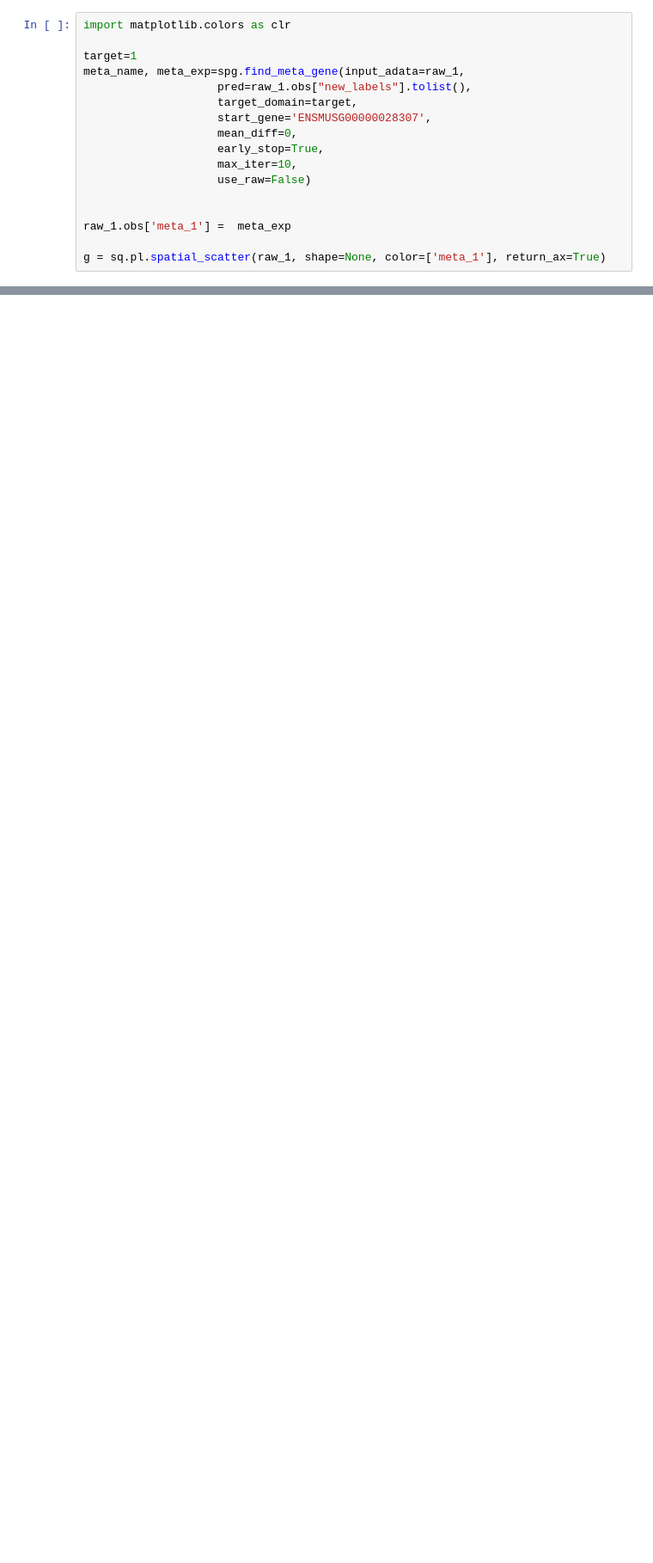
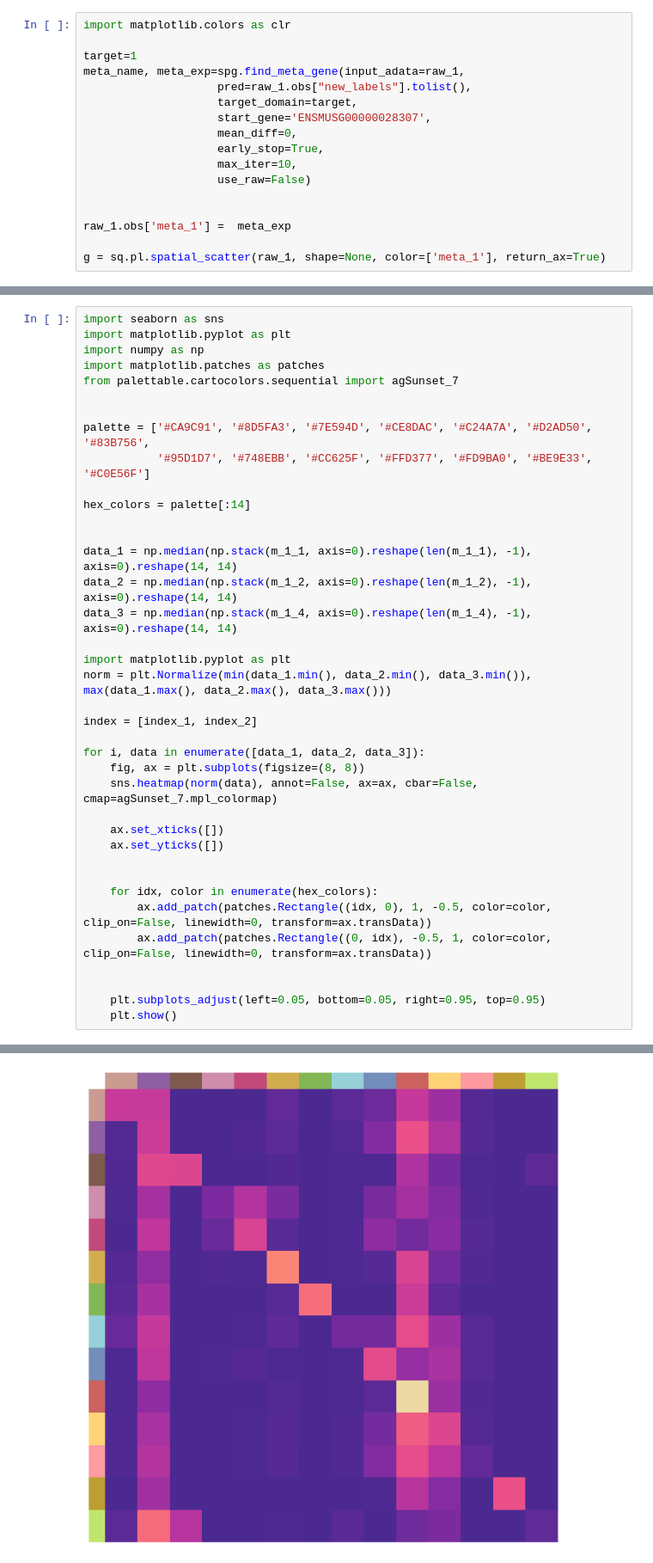
Before and after one commit to C0nc/TAICHI, a Jupyter notebook: Tutorial_real_data.ipynb, the cells around one changed output, grey strips where cells are left out. Shown at 86% size. Cells and saved outputs as stored; diff of their text form; blank space fills up the shorter version.

```diff
--- a/Tutorial_real_data.ipynb
+++ b/Tutorial_real_data.ipynb
@@ -268,0 +1259,39 @@ g = sq.pl.spatial_scatter(raw_1, shape=None, color=['meta_1'], return_ax=True)
+# %%
+import seaborn as sns
+import matplotlib.pyplot as plt
+import numpy as np
+import matplotlib.patches as patches
+from palettable.cartocolors.sequential import agSunset_7
+
+
+palette = ['#CA9C91', '#8D5FA3', '#7E594D', '#CE8DAC', '#C24A7A', '#D2AD50', '#83B756',
+           '#95D1D7', '#748EBB', '#CC625F', '#FFD377', '#FD9BA0', '#BE9E33', '#C0E56F']
+
+hex_colors = palette[:14]
+
+
+data_1 = np.median(np.stack(m_1_1, axis=0).reshape(len(m_1_1), -1), axis=0).reshape(14, 14)
+data_2 = np.median(np.stack(m_1_2, axis=0).reshape(len(m_1_2), -1), axis=0).reshape(14, 14)
+data_3 = np.median(np.stack(m_1_4, axis=0).reshape(len(m_1_4), -1), axis=0).reshape(14, 14)
+
+import matplotlib.pyplot as plt
+norm = plt.Normalize(min(data_1.min(), data_2.min(), data_3.min()), max(data_1.max(), data_2.max(), data_3.max()))
+
+index = [index_1, index_2]
+
+for i, data in enumerate([data_1, data_2, data_3]):
+    fig, ax = plt.subplots(figsize=(8, 8))
+    sns.heatmap(norm(data), annot=False, ax=ax, cbar=False, cmap=agSunset_7.mpl_colormap)
+
+    ax.set_xticks([])
+    ax.set_yticks([])
+
+
+    for idx, color in enumerate(hex_colors):
+        ax.add_patch(patches.Rectangle((idx, 0), 1, -0.5, color=color, clip_on=False, linewidth=0, transform=ax.transData))
+        ax.add_patch(patches.Rectangle((0, idx), -0.5, 1, color=color, clip_on=False, linewidth=0, transform=ax.transData))
+
+
+    plt.subplots_adjust(left=0.05, bottom=0.05, right=0.95, top=0.95)
+    plt.show()
+# %% [output]
@@ -268,0 +1315 @@ g = sq.pl.spatial_scatter(raw_1, shape=None, color=['meta_1'], return_ax=True)
+[figure, added]
```
Also changed, not shown: parts of 24 cells of this notebook, 3 other files.
